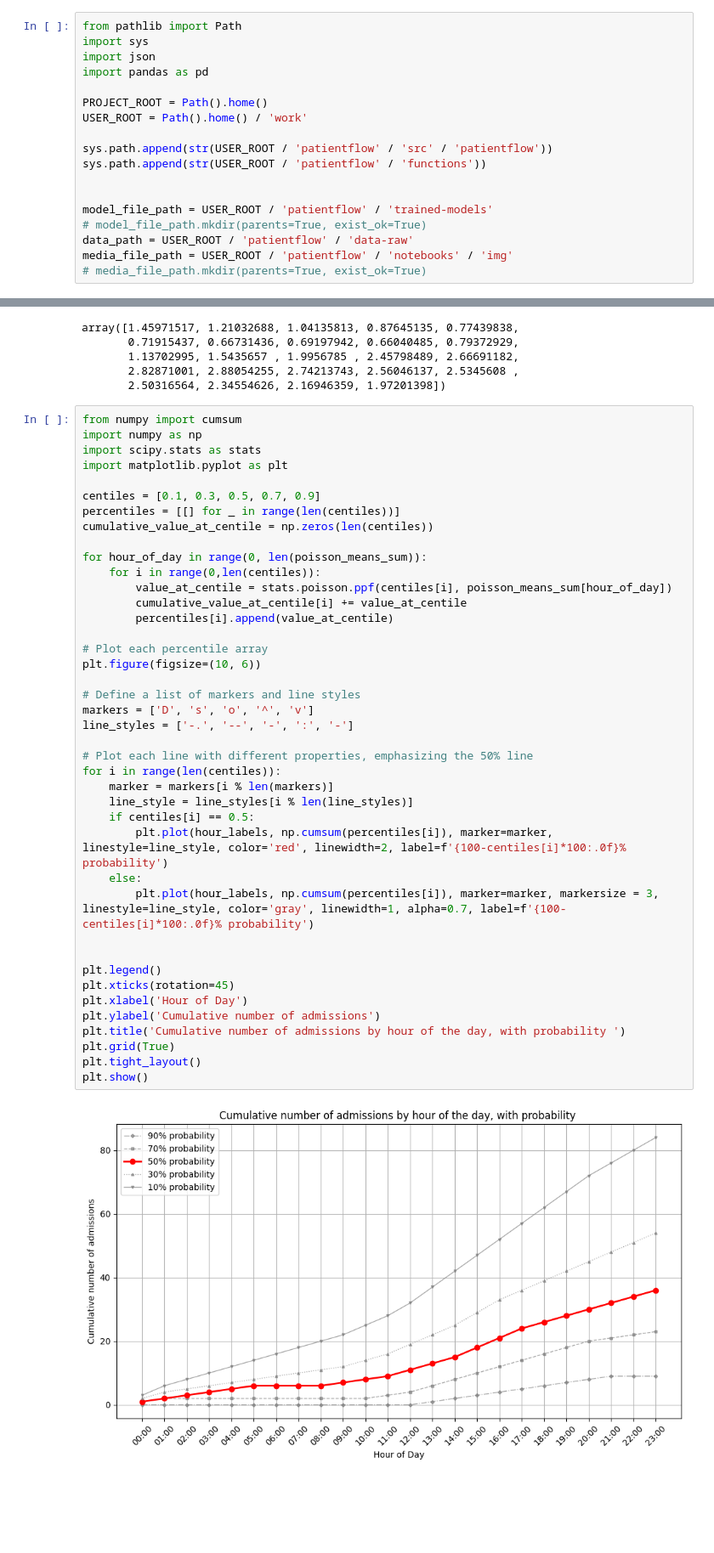
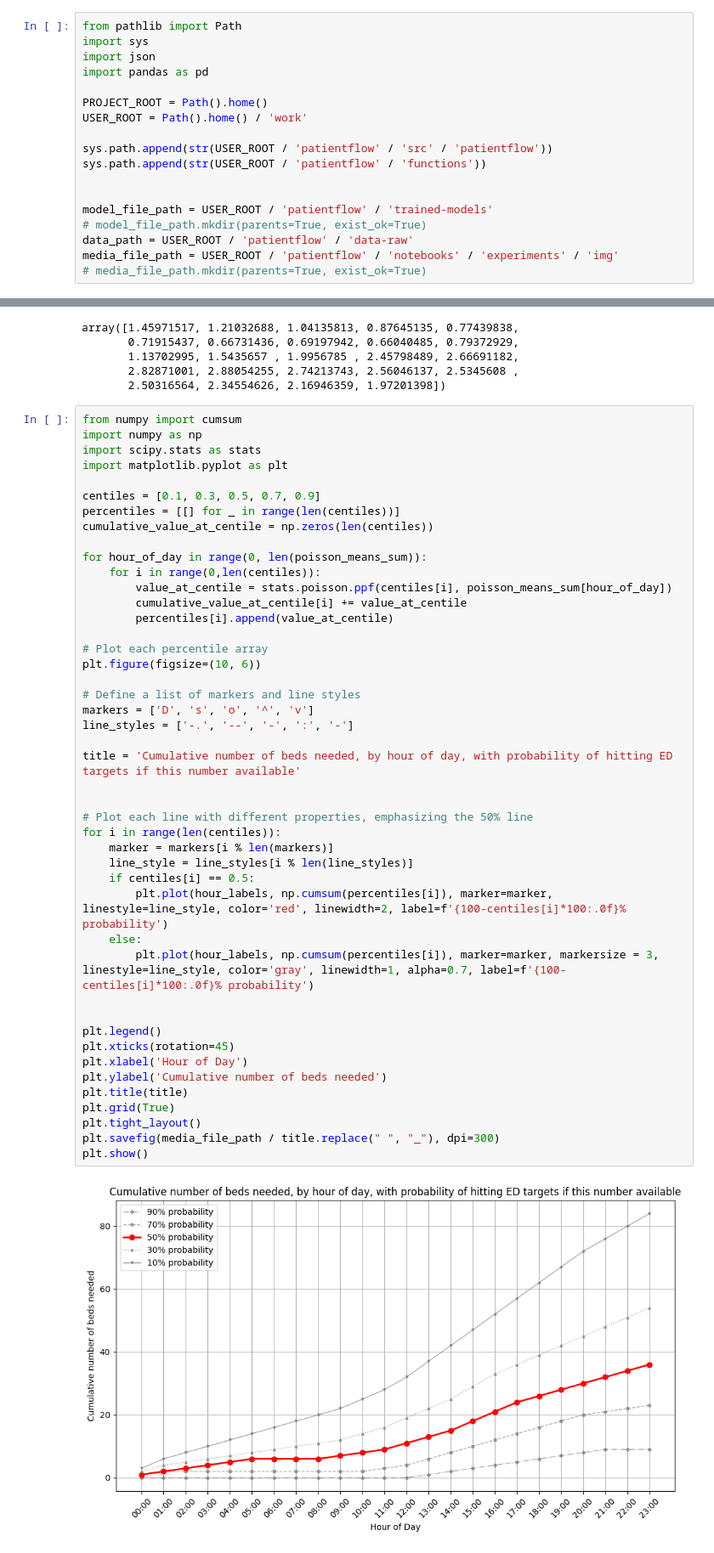
Before and after one commit to zmek/patientflow, a Jupyter notebook: notebooks/experiments/Modelling_to_show_true_demand.ipynb, the cells around one changed output, grey strips where cells are left out. Shown at 85% size. Saved outputs shown, nothing was run; the diff lists cells and outputs as text; blank space fills up the shorter version.

```diff
--- a/notebooks/experiments/Modelling_to_show_true_demand.ipynb
+++ b/notebooks/experiments/Modelling_to_show_true_demand.ipynb
@@ -29,6 +29,6 @@ sys.path.append(str(USER_ROOT / 'patientflow' / 'functions'))
 model_file_path = USER_ROOT / 'patientflow' / 'trained-models'
 # model_file_path.mkdir(parents=True, exist_ok=True)
 data_path = USER_ROOT / 'patientflow' / 'data-raw'
-media_file_path = USER_ROOT / 'patientflow' / 'notebooks' / 'img'
+media_file_path = USER_ROOT / 'patientflow' / 'notebooks' / 'experiments' / 'img'
 # media_file_path.mkdir(parents=True, exist_ok=True)
 # %%
@@ -477,33 +539,37 @@ cumulative_value_at_centile = np.zeros(len(centiles))
 for hour_of_day in range(0, len(poisson_means_sum)):
     for i in range(0,len(centiles)):
         value_at_centile = stats.poisson.ppf(centiles[i], poisson_means_sum[hour_of_day])
         cumulative_value_at_centile[i] += value_at_centile
         percentiles[i].append(value_at_centile)
 
 # Plot each percentile array
 plt.figure(figsize=(10, 6))
 
 # Define a list of markers and line styles
 markers = ['D', 's', 'o', '^', 'v']
 line_styles = ['-.', '--', '-', ':', '-']
 
+title = 'Cumulative number of beds needed, by hour of day, with probability of hitting ED targets if this number available'
+
+
 # Plot each line with different properties, emphasizing the 50% line
 for i in range(len(centiles)):
     marker = markers[i % len(markers)]
     line_style = line_styles[i % len(line_styles)]
     if centiles[i] == 0.5:
         plt.plot(hour_labels, np.cumsum(percentiles[i]), marker=marker, linestyle=line_style, color='red', linewidth=2, label=f'{100-centiles[i]*100:.0f}% probability')
     else:
         plt.plot(hour_labels, np.cumsum(percentiles[i]), marker=marker, markersize = 3, linestyle=line_style, color='gray', linewidth=1, alpha=0.7, label=f'{100-centiles[i]*100:.0f}% probability')
 
 
 plt.legend()
 plt.xticks(rotation=45)
 plt.xlabel('Hour of Day')
-plt.ylabel('Cumulative number of admissions')
-plt.title('Cumulative number of admissions by hour of the day, with probability ')
+plt.ylabel('Cumulative number of beds needed')
+plt.title(title)
 plt.grid(True)
 plt.tight_layout()
+plt.savefig(media_file_path / title.replace(" ", "_"), dpi=300)
 plt.show()
 # %% [output]
-[figure, old version]
+[figure, new version]
```
Also changed, not shown: parts of 10 cells of this notebook, 8 other files.
